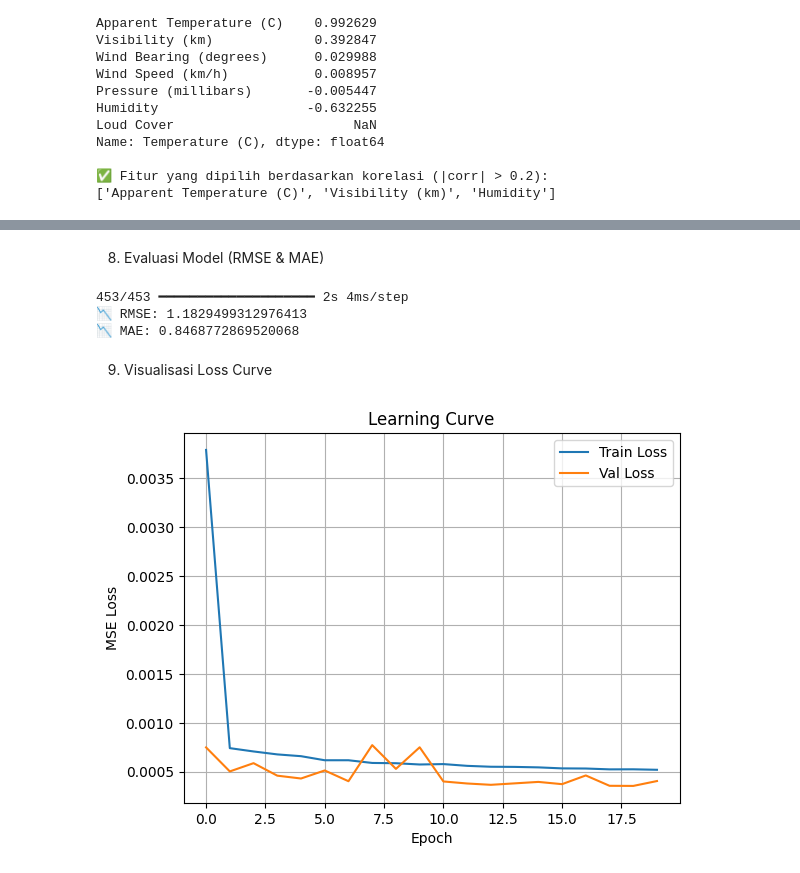
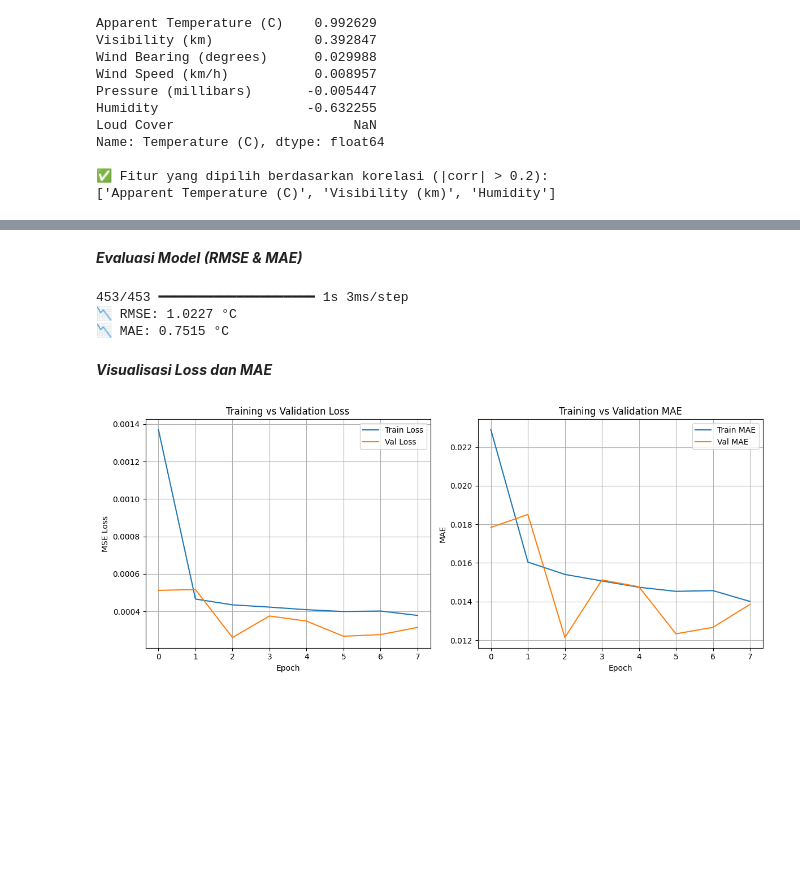
Before and after one commit to salwaa-hub/tubes_machinelearning, a Jupyter notebook: tubes_machinelearning.ipynb, the cells around one changed output, grey strips where cells are left out. Drawn from its saved outputs; the diff is of its cells as text; code cells hidden in the pictures; blank space fills up the shorter version.

```diff
--- a/tubes_machinelearning.ipynb
+++ b/tubes_machinelearning.ipynb
@@ -509 +392,18 @@ Name: Temperature (C), dtype: float64
+# %%
+# --- Ambil hanya fitur terpilih + target + waktu ---
+selected_columns = ['Apparent Temperature (C)', 'Humidity', 'Visibility (km)', 'Temperature (C)', 'Formatted Date']
+df_rnn = df[selected_columns].copy()
+
+# --- Drop missing values ---
+df_rnn.dropna(inplace=True)
+
+# --- Normalisasi fitur numerik ---
+from sklearn.preprocessing import MinMaxScaler
+
+scaler = MinMaxScaler()
+scaled_values = scaler.fit_transform(df_rnn.drop(columns=["Formatted Date"]))
+
+# Gabungkan lagi ke DataFrame
+df_scaled_rnn = pd.DataFrame(scaled_values, columns=df_rnn.columns[:-1])
+df_scaled_rnn["Formatted Date"] = df_rnn["Formatted Date"].values
 # %% [markdown]
@@ -622,9 +494,14 @@ Model: "sequential"
 # %%
+from tensorflow.keras.callbacks import EarlyStopping
+
+early_stop = EarlyStopping(monitor='val_loss', patience=5, restore_best_weights=True)
+
 history = model.fit(
     X_train, y_train,
     epochs=20,
     batch_size=64,
-    validation_data=(X_val, y_val)
+    validation_data=(X_val, y_val),
+    callbacks=[early_stop]
 )
 # %% [output]
 Epoch 1/20
@@ -647,43 +523,58 @@ Epoch 20/20
 # %% [markdown]
-8. Evaluasi Model (RMSE & MAE)
+***Evaluasi Model (RMSE & MAE)***
 # %%
 from sklearn.metrics import mean_squared_error, mean_absolute_error
 import numpy as np
 
-# Prediksi
 y_pred = model.predict(X_test)
 
-# ✅ Buat dummy array dengan 8 kolom
-y_pred_dummy = np.zeros((len(y_pred), 8))
-y_pred_dummy[:, 0] = y_pred.flatten()  # Masukkan prediksi suhu ke kolom ke-0
-y_test_dummy = np.zeros((len(y_test), 8))
-y_test_dummy[:, 0] = y_test.flatten()  # Masukkan nilai asli suhu ke kolom ke-0
+# Dummy array untuk inverse_transform
+dummy_pred = np.zeros((len(y_pred), 4))
+dummy_test = np.zeros((len(y_test), 4))
+dummy_pred[:, -1] = y_pred.flatten()
+dummy_test[:, -1] = y_test.flatten()
 
-# ✅ Inverse transform seluruh dummy array
-y_pred_inv = scaler.inverse_transform(y_pred_dummy)[:, 0]  # Ambil kolom suhu
-y_test_inv = scaler.inverse_transform(y_test_dummy)[:, 0]  # Ambil kolom suhu
+# Inverse transform hanya kolom target (Temperature)
+y_pred_inv = scaler.inverse_transform(dummy_pred)[:, -1]
+y_test_inv = scaler.inverse_transform(dummy_test)[:, -1]
 
-# Hitung error
+# Error
 rmse = np.sqrt(mean_squared_error(y_test_inv, y_pred_inv))
 mae = mean_absolute_error(y_test_inv, y_pred_inv)
 
-print("📉 RMSE:", rmse)
-print("📉 MAE:", mae)
+print(f"📉 RMSE: {rmse:.4f} °C")
+print(f"📉 MAE: {mae:.4f} °C")
 # %% [output]
-453/453 ━━━━━━━━━━━━━━━━━━━━ 2s 4ms/step
-📉 RMSE: 1.1829499312976413
-📉 MAE: 0.8468772869520068
+453/453 ━━━━━━━━━━━━━━━━━━━━ 1s 3ms/step
+📉 RMSE: 1.0227 °C
+📉 MAE: 0.7515 °C
-# %% [markdown]
-9. Visualisasi Loss Curve
+# %% [markdown]
+***Visualisasi Loss dan MAE***
 # %%
+plt.figure(figsize=(12, 5))
+
+# Plot MSE Loss
+plt.subplot(1, 2, 1)
 plt.plot(history.history['loss'], label='Train Loss')
 plt.plot(history.history['val_loss'], label='Val Loss')
-plt.title('Learning Curve')
+plt.title('Training vs Validation Loss')
 plt.xlabel('Epoch')
 plt.ylabel('MSE Loss')
 plt.legend()
 plt.grid(True)
+
+# Plot MAE
+plt.subplot(1, 2, 2)
+plt.plot(history.history['mae'], label='Train MAE')
+plt.plot(history.history['val_mae'], label='Val MAE')
+plt.title('Training vs Validation MAE')
+plt.xlabel('Epoch')
+plt.ylabel('MAE')
+plt.legend()
+plt.grid(True)
+
+plt.tight_layout()
 plt.show()
 # %% [output]
-[figure, old version]
+[figure, new version]
 # %% [markdown]
```
Also changed, not shown: parts of 47 cells of this notebook.
